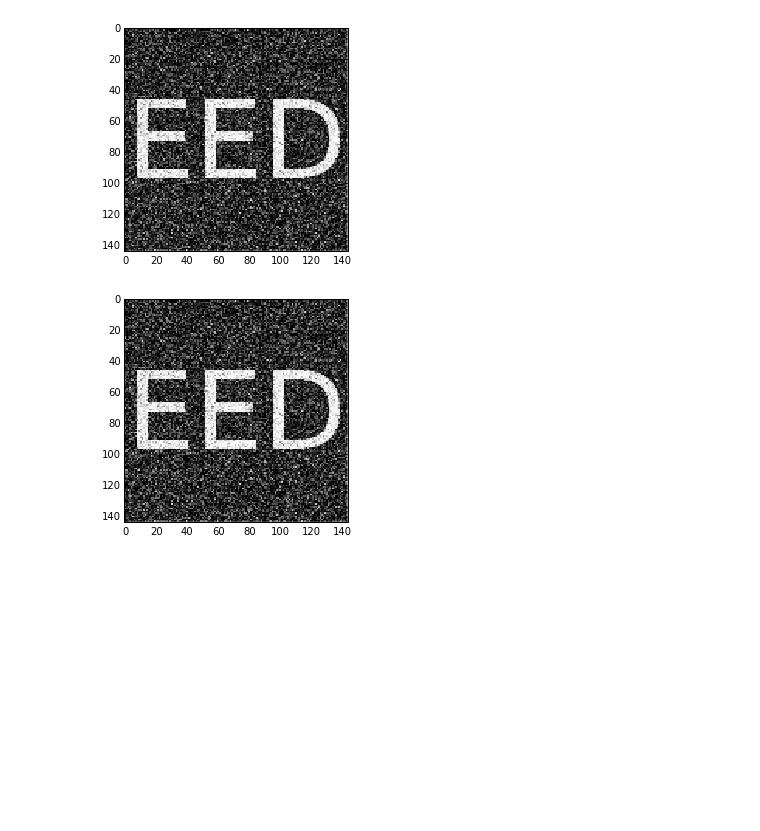
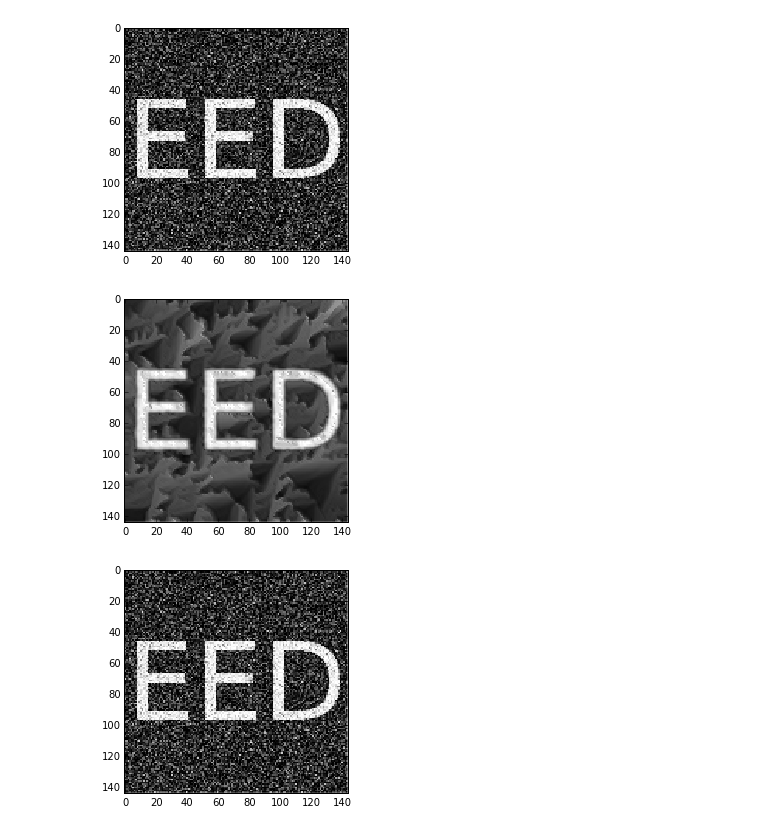
Before and after one commit to eqfinney/diffusion-models, a Jupyter notebook: diffusion.ipynb, the cells around one changed output. Drawn from its saved outputs; the diff is of its cells as text; code cells hidden in the pictures; blank space fills up the shorter version.

```diff
--- a/diffusion.ipynb
+++ b/diffusion.ipynb
@@ -25,10 +27,12 @@ imgplot = plt.imshow(img, cm.Greys_r, interpolation='none', vmin = 0, vmax = 255
 # %% [output]
 [figure]
 # %%
-dx, dt = 1,0.25
+dx, dt = 1,0.1
 # %%
 edge_threshold = 5; lsq = edge_threshold**2
 # %%
 u = np.copy(img).astype(float)
 # %%
 d = np.zeros((height, width))
+# %%
+eps = np.finfo(float).eps # machine epsilon
@@ -95,0 +100,25 @@ def show(img):
+# %%
+def gDerivative(order, x, Gs, scale):
+    if order == 0:
+        return Gs
+    elif order == 1:
+        return -x/(scale**2) * Gs
+    elif order == 2:
+        return (x**2-scale**2)/(scale**4) * Gs
+    else:
+        raise Exception('only derivatives up to second order are supported')
+# %%
+def gaussian_derivative(u, scale, ox, oy):
+    #calculate sample points
+    K = np.ceil(3*scale)
+    x = np.arange(-K, K+1) # -K, -K+1, ..., 0, ..., K-1, K
+
+    #sample gaussian and normalize (zero-order 1D kernel)
+    Gs = np.exp( -x**2 / (2*scale**2) )
+    Gs = Gs / np.sum(Gs)
+    #calculate the derivatives in x and y direction
+    Gsx = gDerivative( ox, x, Gs, scale)
+    Gsy = gDerivative( oy, x, Gs, scale)
+    #do the convolutions
+    tmp = filters.convolve1d(u, Gsx, axis=0)
+    return filters.convolve1d(tmp, Gsy, axis=1)
@@ -96,3 +207,10 @@ def show(img):
+# %%
+u = np.copy(img).astype(float)
+u = ndimage.gaussian_filter(u, sigma=1)
+for i in xrange(10*20): do_step_eed(u)
+show(u)
+# %% [output]
+[figure, added]
 # %%
 show(u) # Before
 # %% [output]
```
Also changed, not shown: parts of 7 cells of this notebook.
